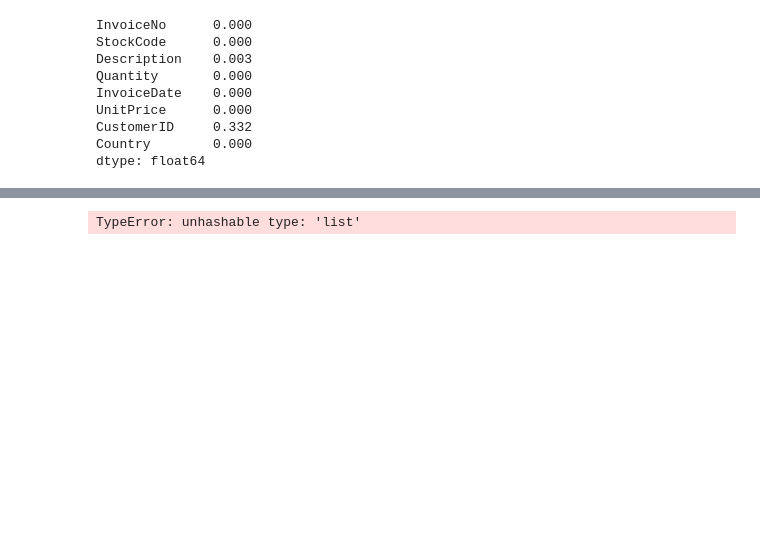
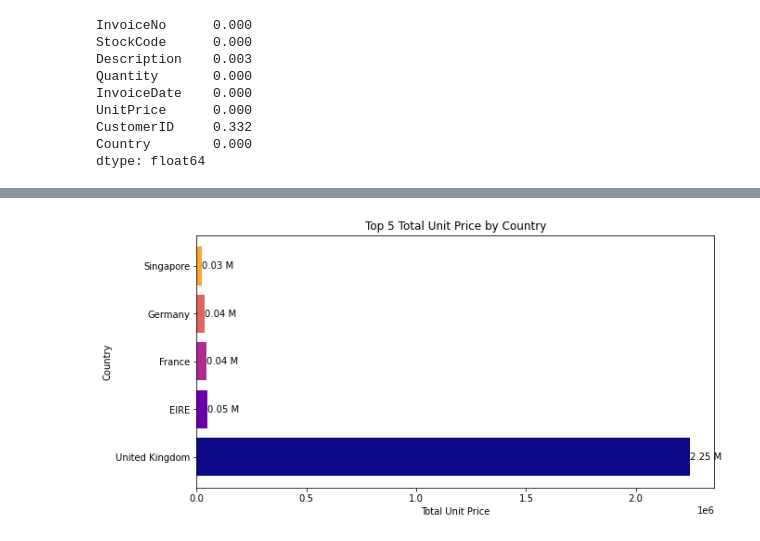
Before and after one commit to Franklin-Souza/portfolio, a Jupyter notebook: Projeto-1_Online_Retail.ipynb, the cells around one changed output, grey strips where cells are left out. Drawn from its saved outputs; the diff is of its cells as text; code cells hidden in the pictures; blank space fills up the shorter version.

```diff
--- a/Projeto-1_Online_Retail.ipynb
+++ b/Projeto-1_Online_Retail.ipynb
@@ -9,7 +9,8 @@ import pandas as pd
 import matplotlib.pyplot as plt
 # %%
 #Importação de dados
-df = pd.read_excel("C:\\Users\\geral\\Desktop\\JUPITER\\online-retail\\Online-Retail.xlsx")
+file_path = 'C:/Users/frank/OneDrive/Área de Trabalho/Projeto-1/Online+Retail.xlsx'
+df = pd.read_excel(file_path)
 # %%
 #Vizualiação tipos de dados
 df.dtypes
@@ -54,4 +50,15 @@ lista_maior = df.groupby('Country')['UnitPrice'].sum().astype(int) / df.UnitPric
 # %%
-lista_maior.sort_values(['Country','UnitPrice'],ascending=False)
+plt.figure(figsize=(10, 5))
+for i, (country, value) in enumerate(df.groupby('Country')['UnitPrice'].sum().nlargest(5).items()):
+    plt.barh(country, value, color=plt.cm.plasma(i / 5))
+    plt.text(value, i, f'{value /1e6:.2f} M', va='center')  # Adicionar rótulo
+
+# Config
+plt.xlabel('Total Unit Price')
+plt.ylabel('Country')
+plt.title('Top 5 Total Unit Price by Country')
+
+
+plt.show()
 # %% [output]
-TypeError: unhashable type: 'list'
+[figure, added]
```
Also changed, not shown: parts of 4 cells of this notebook.
